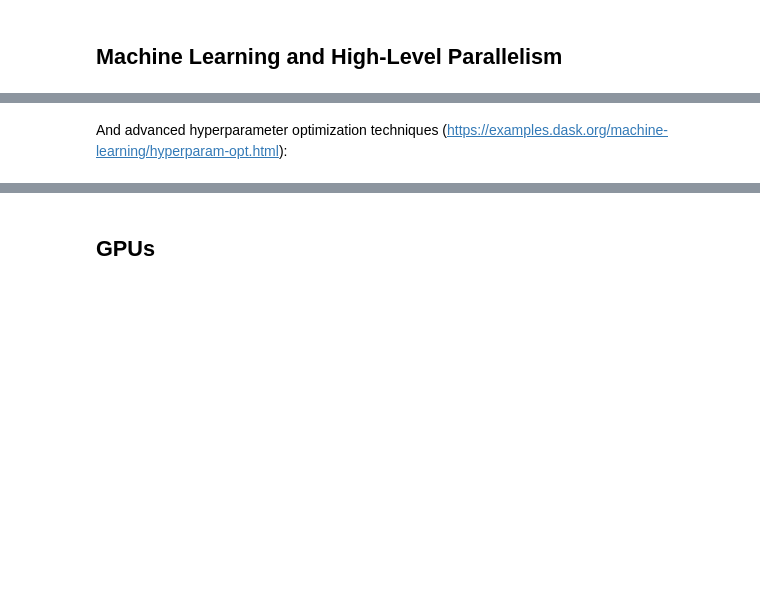
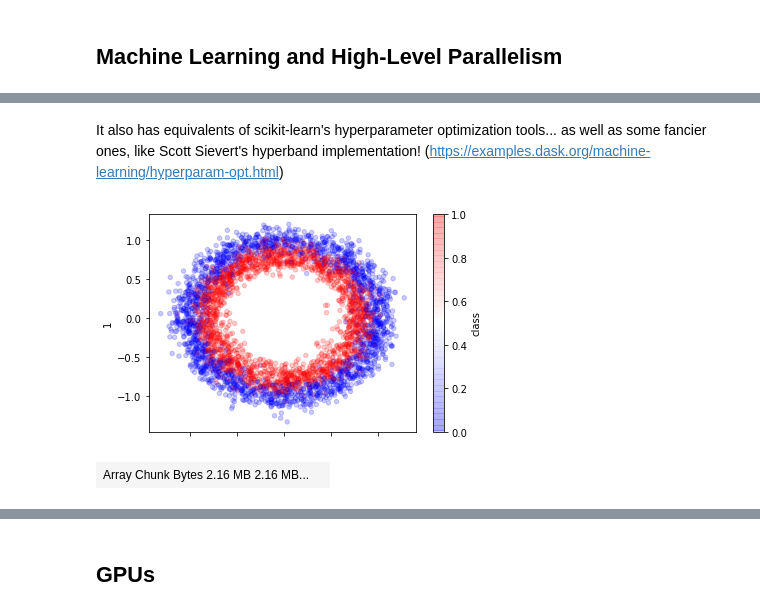
Before and after one commit to CHTC/dask-chtc, a Jupyter notebook: demo.ipynb, the cells around one changed output, grey strips where cells are left out. Drawn from its saved outputs; the diff is of its cells as text; code cells hidden in the pictures; blank space fills up the shorter version.

Commit message:
got gpu training working, factor out some stuff to clean up the demo

```diff
--- a/demo.ipynb
+++ b/demo.ipynb
@@ -92,4 +152,4 @@ ax.scatter(X[::DENSITY, 0], X[::DENSITY, 1],
 # %%
 client.cancel(X)
 # %% [markdown]
-And advanced hyperparameter optimization techniques (https://examples.dask.org/machine-learning/hyperparam-opt.html):
+It also has equivalents of scikit-learn's hyperparameter optimization tools... as well as some fancier ones, like Scott Sievert's hyperband implementation! (https://examples.dask.org/machine-learning/hyperparam-opt.html)
@@ -121,0 +156,6 @@ X_test = scaler.transform(X_test)
+# %%
+from demo import make_hyperparameter_optimization_problem
+
+X, y = make_hyperparameter_optimization_problem()
+# %% [output]
+[figure, added]
@@ -138,7 +182,7 @@ params = {
     "batch_size": [16, 32, 64, 128, 256, 512],
 }
 # %%
-n_examples = 30 * len(X_train)
+n_examples = 15 * len(X_train)
 n_params = 15
 
 max_iter = n_params  # number of times partial_fit will be called
@@ -147,6 +191,8 @@ chunks = n_examples // n_params  # number of examples each call sees
 X_train2 = da.from_array(X_train, chunks=chunks)
 y_train2 = da.from_array(y_train, chunks=chunks)
 X_train2
+# %% [output]
+| Array Chunk Bytes 2.16 MB 2.16 MB... |  |
 # %%
 from dask_ml.model_selection import HyperbandSearchCV
 
```
Also changed, not shown: parts of 41 cells of this notebook.
